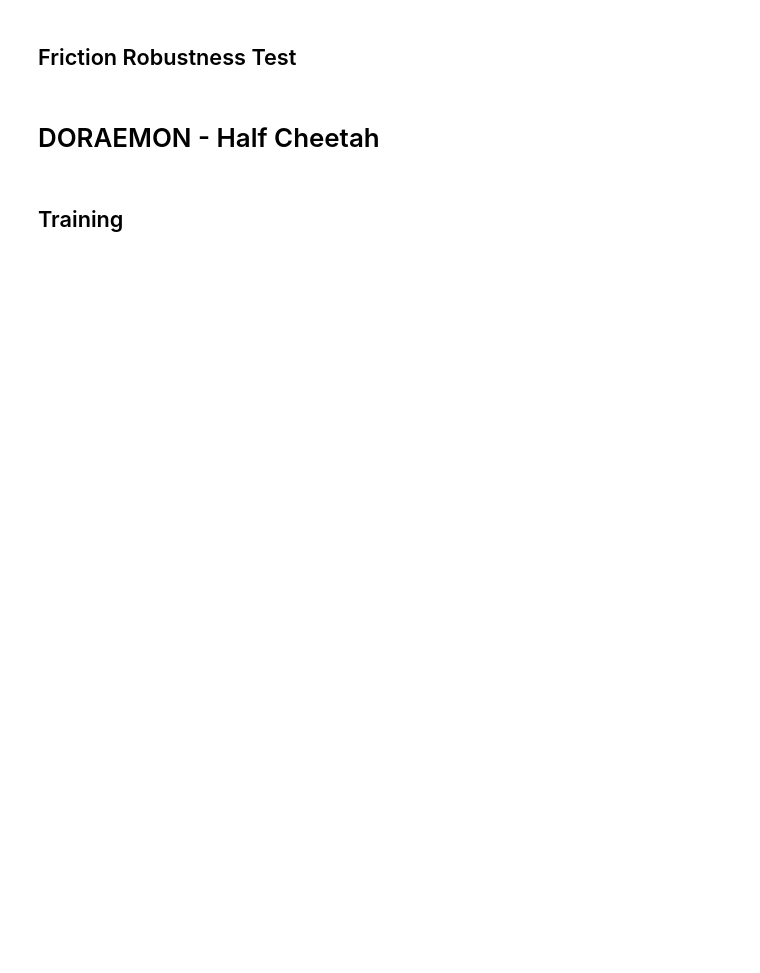
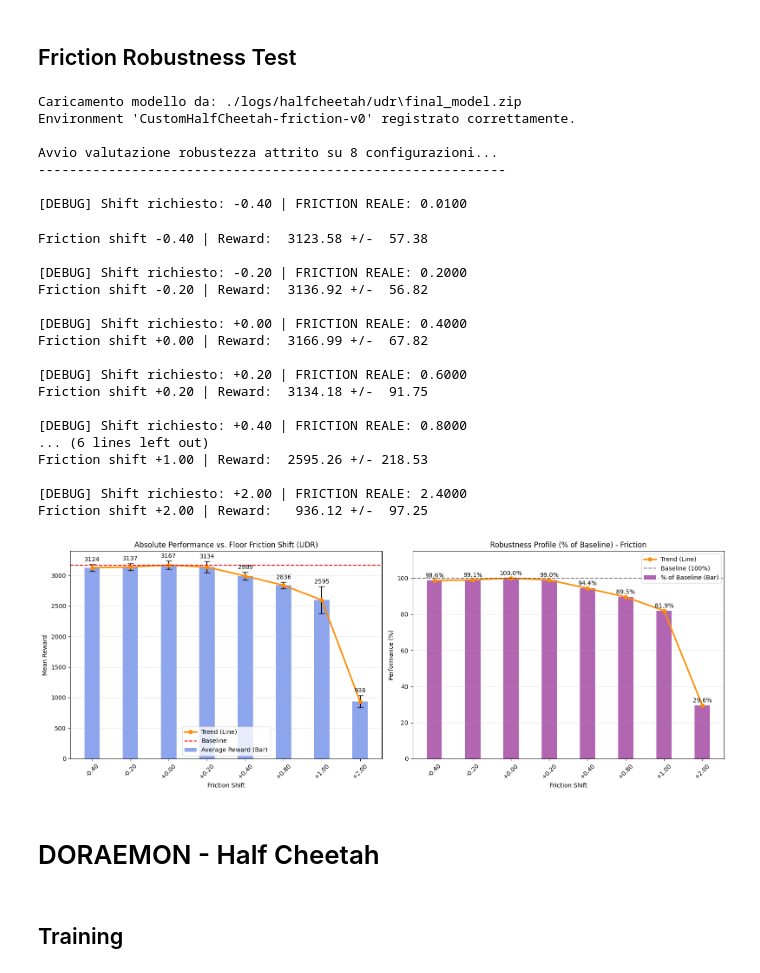
Before and after one commit to alessandro-benvenuti/doraemon-sim2real, a Jupyter notebook: notebooks/halfcheetah_experiments.ipynb, the cells around one changed output. Drawn from its saved outputs; the diff is of its cells as text; code cells hidden in the pictures; blank space fills up the shorter version.

```diff
--- a/notebooks/halfcheetah_experiments.ipynb
+++ b/notebooks/halfcheetah_experiments.ipynb
@@ -376,7 +360,7 @@ except:
 # --- 4. CONFIGURAZIONE VALUTAZIONE ---
 # Test con variazioni di attrito (valori tipici: 0.4 default in MuJoCo)
 # Testiamo da -0.3 a +0.3 (quindi da 0.1 a 0.7)
-friction_shifts = [-0.3, -0.2, -0.15, -0.1, -0.05, 0.0, 0.05, 0.1, 0.15, 0.2, 0.3]
+friction_shifts =   [-0.4, -0.2, 0.0, 0.2, 0.4, 0.8, 1 , 2]
 n_eval_episodes = 20
 results_mean = []
 results_std = []
@@ -451,33 +435,59 @@ ax1.plot(x_pos, results_mean, color='darkorange', marker='o', linewidth=2.5, lab
 ax1.axhline(y=baseline_reward, color='red', linestyle='--', linewidth=1.5, label='Baseline')
 ax1.set_title('Absolute Performance vs. Floor Friction Shift (UDR)')
 ax1.set_xlabel('Friction Shift')
 ax1.set_ylabel('Mean Reward')
 ax1.set_xticks(x_pos)
 ax1.set_xticklabels([f'{s:+.2f}' for s in friction_shifts], rotation=45)
 ax1.grid(True, axis='y', alpha=0.3)
 ax1.legend()
 ax1.bar_label(bars1, fmt='%.0f', padding=3)
 
 # --- Grafico B: Performance Relativa ---
 bars2 = ax2.bar(x_pos, percentages, align='center',
                 alpha=0.6, width=bar_width,
                 color='purple', label='% of Baseline (Bar)')
 
 ax2.plot(x_pos, percentages, color='darkorange', marker='o', linewidth=2.5, label='Trend (Line)')
 
 ax2.axhline(y=100.0, color='black', linestyle='--', alpha=0.5, label='Baseline (100%)')
 ax2.set_title('Robustness Profile (% of Baseline) - Friction')
 ax2.set_xlabel('Friction Shift')
 ax2.set_ylabel('Performance (%)')
 ax2.set_xticks(x_pos)
 ax2.set_xticklabels([f'{s:+.2f}' for s in friction_shifts], rotation=45)
 ax2.set_ylim(0, max(115, np.max(percentages) + 10))
 ax2.grid(True, axis='y', alpha=0.3)
 ax2.legend()
 ax2.bar_label(bars2, fmt='%.1f%%', padding=3)
 
 plt.tight_layout()
 plt.show()
+# %% [output]
+Caricamento modello da: ./logs/halfcheetah/udr\final_model.zip
+Environment 'CustomHalfCheetah-friction-v0' registrato correttamente.
+
+Avvio valutazione robustezza attrito su 8 configurazioni...
+------------------------------------------------------------
+
+[DEBUG] Shift richiesto: -0.40 | FRICTION REALE: 0.0100
+Friction shift -0.40 | Reward:  3123.58 +/-  57.38
+
+[DEBUG] Shift richiesto: -0.20 | FRICTION REALE: 0.2000
+Friction shift -0.20 | Reward:  3136.92 +/-  56.82
+
+[DEBUG] Shift richiesto: +0.00 | FRICTION REALE: 0.4000
+Friction shift +0.00 | Reward:  3166.99 +/-  67.82
+
+[DEBUG] Shift richiesto: +0.20 | FRICTION REALE: 0.6000
+Friction shift +0.20 | Reward:  3134.18 +/-  91.75
+
+[DEBUG] Shift richiesto: +0.40 | FRICTION REALE: 0.8000
+... (6 lines left out)
+Friction shift +1.00 | Reward:  2595.26 +/- 218.53
+
+[DEBUG] Shift richiesto: +2.00 | FRICTION REALE: 2.4000
+Friction shift +2.00 | Reward:   936.12 +/-  97.25
+[figure, added]
 # %% [markdown]
 # DORAEMON - Half Cheetah
 # %% [markdown]
```
Also changed, not shown: parts of 10 cells of this notebook, 3 other files.
